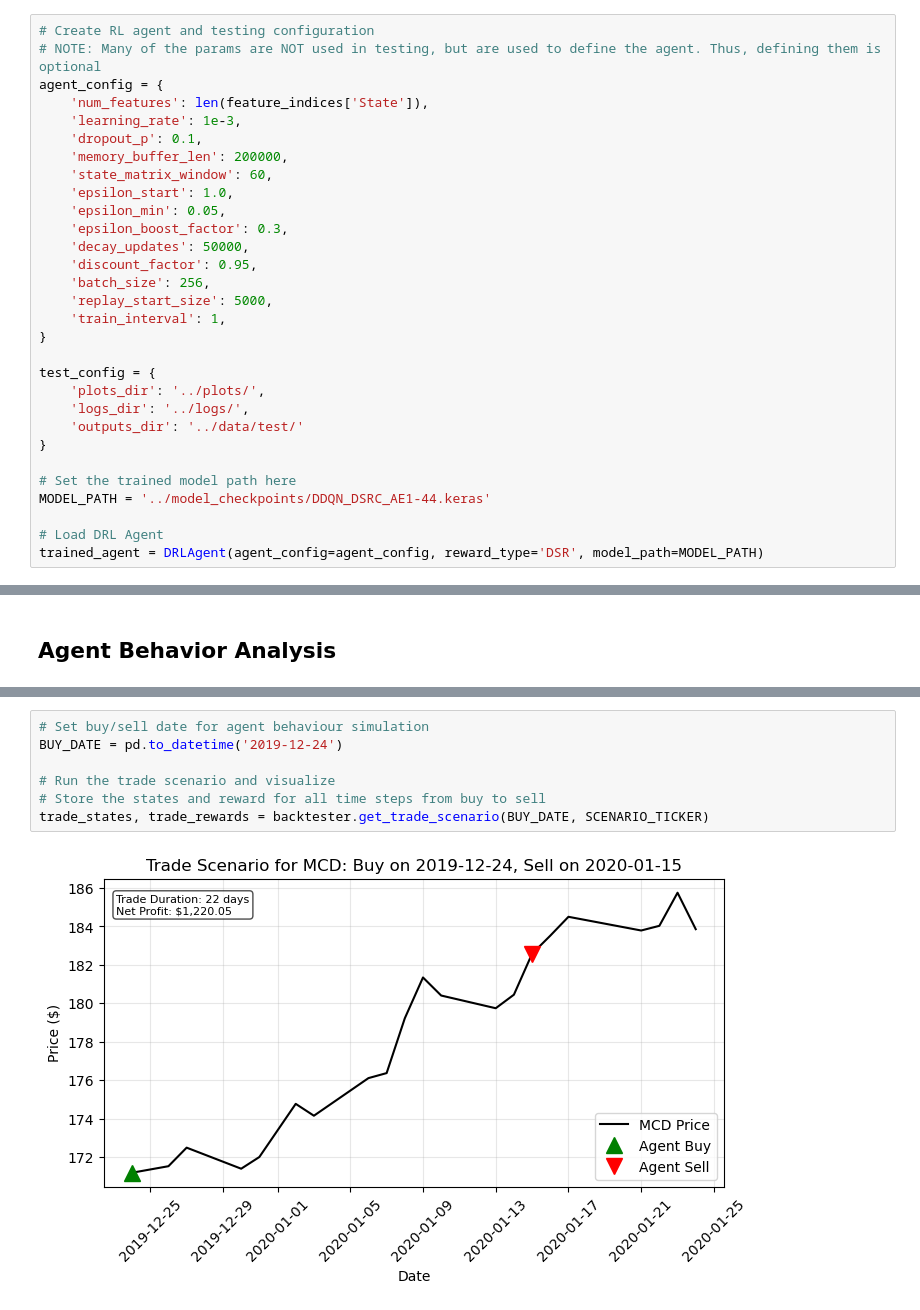
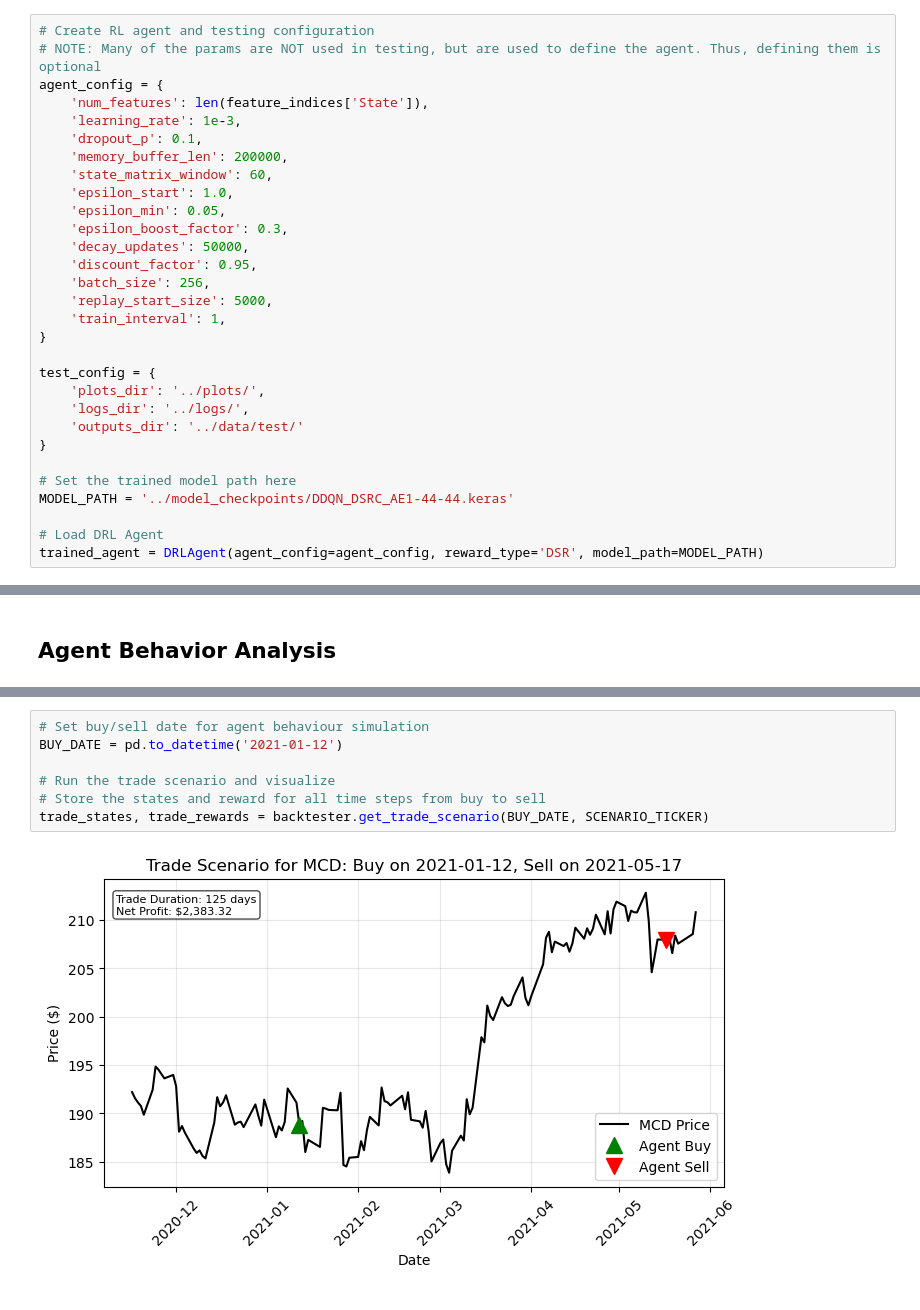
Before and after one commit to shh1v/ReinforceTrader, a Jupyter notebook: notebooks/Backtesting.ipynb, the cells around one changed output, grey strips where cells are left out. Cells and saved outputs as stored; diff of their text form.

Commit message:
Rerun backtester with newly trained model

```diff
--- a/notebooks/Backtesting.ipynb
+++ b/notebooks/Backtesting.ipynb
@@ -83,7 +83,7 @@ test_config = {
 }
 
 # Set the trained model path here
-MODEL_PATH = '../model_checkpoints/DDQN_DSRC_AE1-44.keras'
+MODEL_PATH = '../model_checkpoints/DDQN_DSRC_AE1-44-44.keras'
 
 # Load DRL Agent
 trained_agent = DRLAgent(agent_config=agent_config, reward_type='DSR', model_path=MODEL_PATH)
@@ -153,12 +153,12 @@ display_df(MCD_trade_logs)
 # %%
 # Set buy/sell date for agent behaviour simulation
-BUY_DATE = pd.to_datetime('2019-12-24')
+BUY_DATE = pd.to_datetime('2021-01-12')
 
 # Run the trade scenario and visualize
 # Store the states and reward for all time steps from buy to sell
 trade_states, trade_rewards = backtester.get_trade_scenario(BUY_DATE, SCENARIO_TICKER)
 # %% [output]
-[figure, old version]
+[figure, new version]
 # %%
 # Store the MCD states and reward computes locally
 def np_save(idf1, idf2, obj_type: str, np_obj: np.ndarray) -> None:
```
Also changed, not shown: parts of 6 cells of this notebook, 9 other files.
